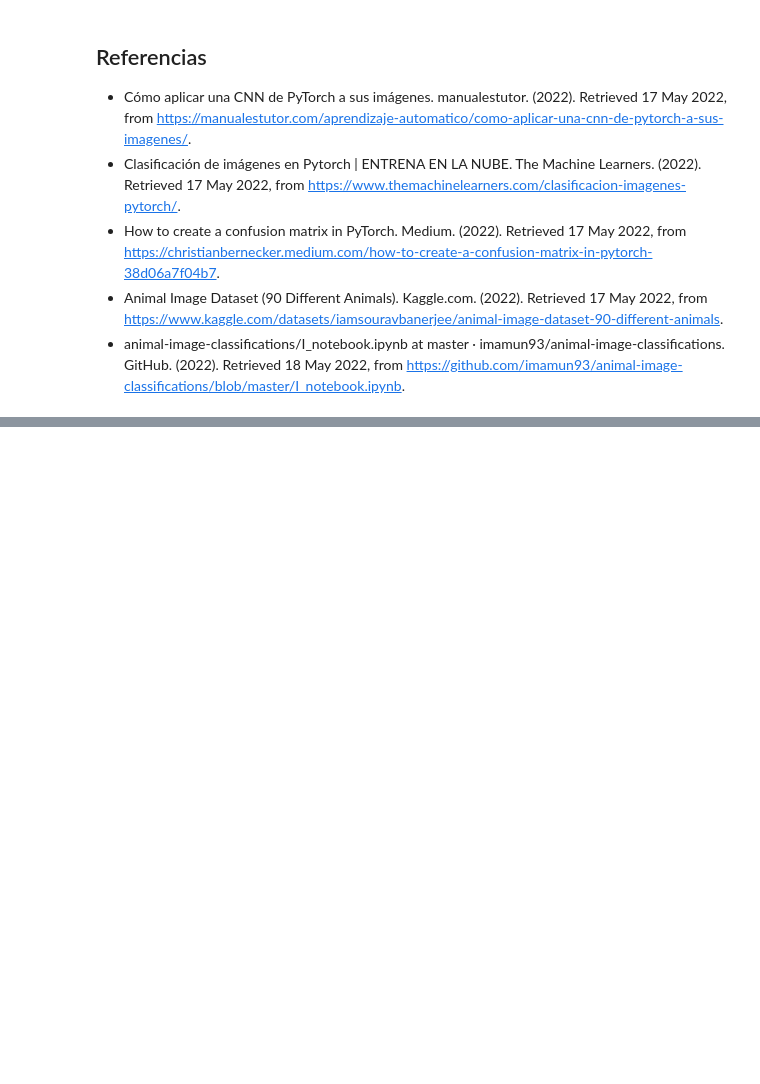
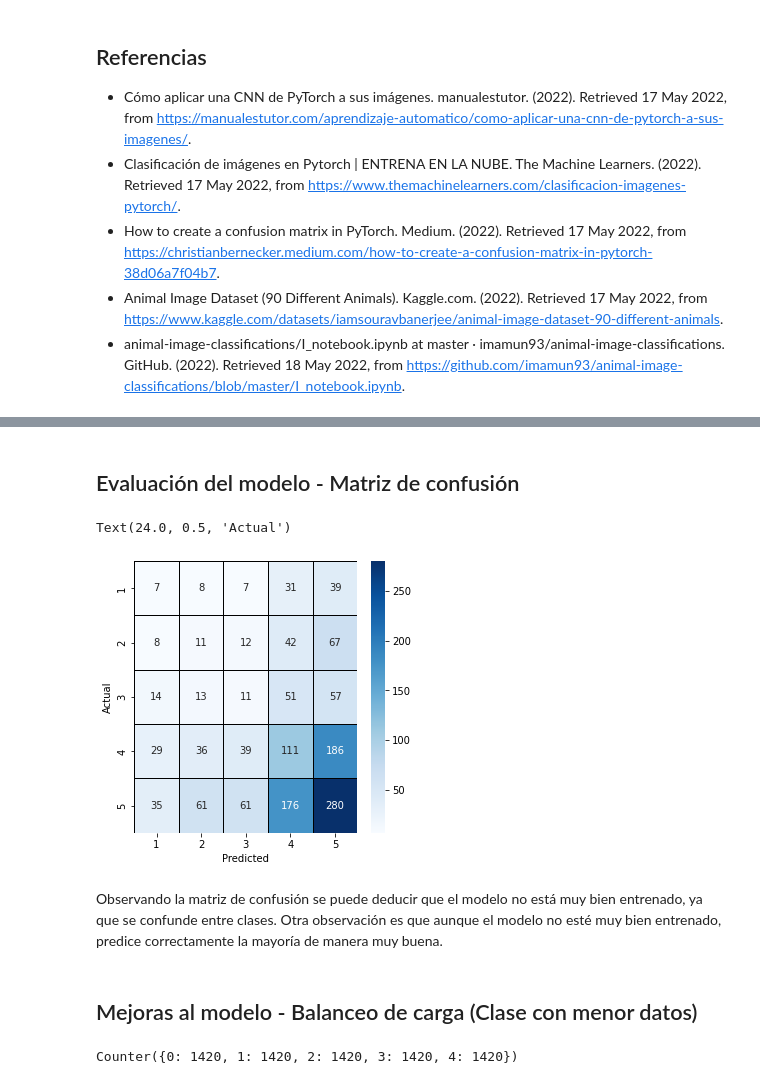
Before and after one commit to Roy8743/IC6200-IA-2022, a Jupyter notebook: 3ra-Tarea-programada-IA/TP3-01.ipynb, the cells around one changed output, grey strips where cells are left out. Saved outputs shown, nothing was run; the diff lists cells and outputs as text; code cells hidden in the pictures; blank space fills up the shorter version.

```diff
--- a/3ra-Tarea-programada-IA/TP3-01.ipynb
+++ b/3ra-Tarea-programada-IA/TP3-01.ipynb
@@ -497,0 +695,11 @@ https://manualestutor.com/aprendizaje-automatico/como-aplicar-una-cnn-de-pytorch
+# %%
+# Creación de los datasets de entrenamiento y validación
+
+batch_size = 5000
+
+train_ds = ReviewsDataset(X_train, y_train)
+valid_ds = ReviewsDataset(X_valid, y_valid)
+
+#Datos de entrenamiento y validación
+train_dl = DataLoader(train_ds, batch_size=batch_size, shuffle=True)
+val_dl = DataLoader(valid_ds, batch_size=batch_size)
@@ -497,0 +770,2 @@ https://manualestutor.com/aprendizaje-automatico/como-aplicar-una-cnn-de-pytorch
+# %%
+prediccion = train_model(model_fixed,train_dl, epochs=30)
@@ -497,0 +809,35 @@ https://manualestutor.com/aprendizaje-automatico/como-aplicar-una-cnn-de-pytorch
+# %% [markdown]
+## Evaluación del modelo - Matriz de confusión
+# %%
+import seaborn as sns
+import matplotlib.pyplot as plt
+from sklearn.metrics import confusion_matrix
+
+#y_pred = model_fixed(a,c)
+#una lista con calificaciones del 1 al 5
+
+y_true = y_train[15000:] #los últimos 1392 son los resultados correctos de los targets
+y_pred = prediccion
+
+#y_pred = model(x, l)
+#y_pred = y_train
+
+cm = confusion_matrix(y_true, y_pred)
+
+plt.figure(figsize = (5,5))
+sns.heatmap(cm,cmap= "Blues",
+            linecolor = 'black',
+            linewidth = 1,
+            annot = True,
+            fmt='',
+            xticklabels = ['1','2','3','4','5'],
+            yticklabels = ['1','2','3','4','5'])
+plt.xlabel("Predicted")
+plt.ylabel("Actual")
+# %% [output]
+Text(24.0, 0.5, 'Actual')
+[figure, added]
+# %% [markdown]
+Observando la matriz de confusión se puede deducir que el modelo no está muy bien entrenado, ya que se confunde entre clases. Otra observación es que aunque el modelo no esté muy bien entrenado, predice correctamente la mayoría de manera muy buena.
+# %% [markdown]
+## Mejoras al modelo - Balanceo de carga (Clase con menor datos)
@@ -497,0 +850,22 @@ https://manualestutor.com/aprendizaje-automatico/como-aplicar-una-cnn-de-pytorch
+# %%
+#Balanceo las clases del csv utilizando la clase que tiene menos datos
+
+df = pd.read_csv("hotel_reviews.csv")
+
+a = pd.DataFrame(df[df.Rating == 1][:1420])
+b = pd.DataFrame(df[df.Rating == 2][:1420])
+c = pd.DataFrame(df[df.Rating == 3][:1420])
+d = pd.DataFrame(df[df.Rating == 4][:1420])
+e = pd.DataFrame(df[df.Rating == 5][:1420])
+
+frames = [a,b,c,d,e]
+result = pd.concat(frames)
+
+#Cambio de la numeración de la clasificaciones de 0 a 4
+zero_numbering = {1:0, 2:1, 3:2, 4:3, 5:4}
+result['Rating'] = result['Rating'].apply(lambda x: zero_numbering[x])
+
+# Verificación de qué tan bien balanceadas están las clases.
+Counter(result['Rating'])
+# %% [output]
+Counter({0: 1420, 1: 1420, 2: 1420, 3: 1420, 4: 1420})
```
Also changed, not shown: parts of 56 cells of this notebook, 1 other file.
